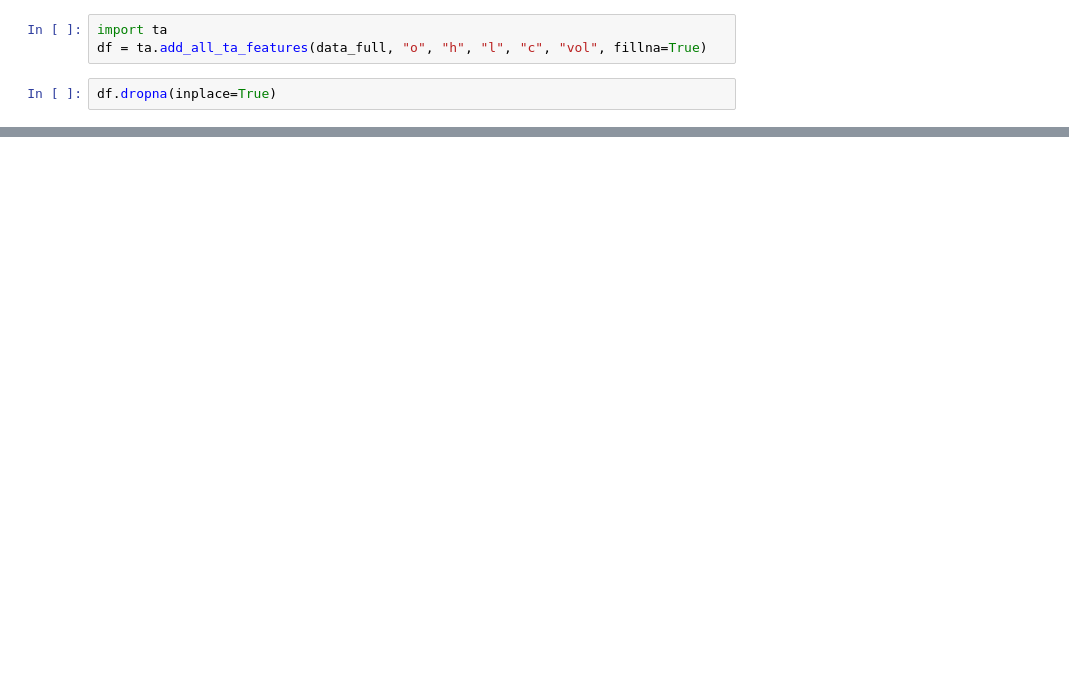
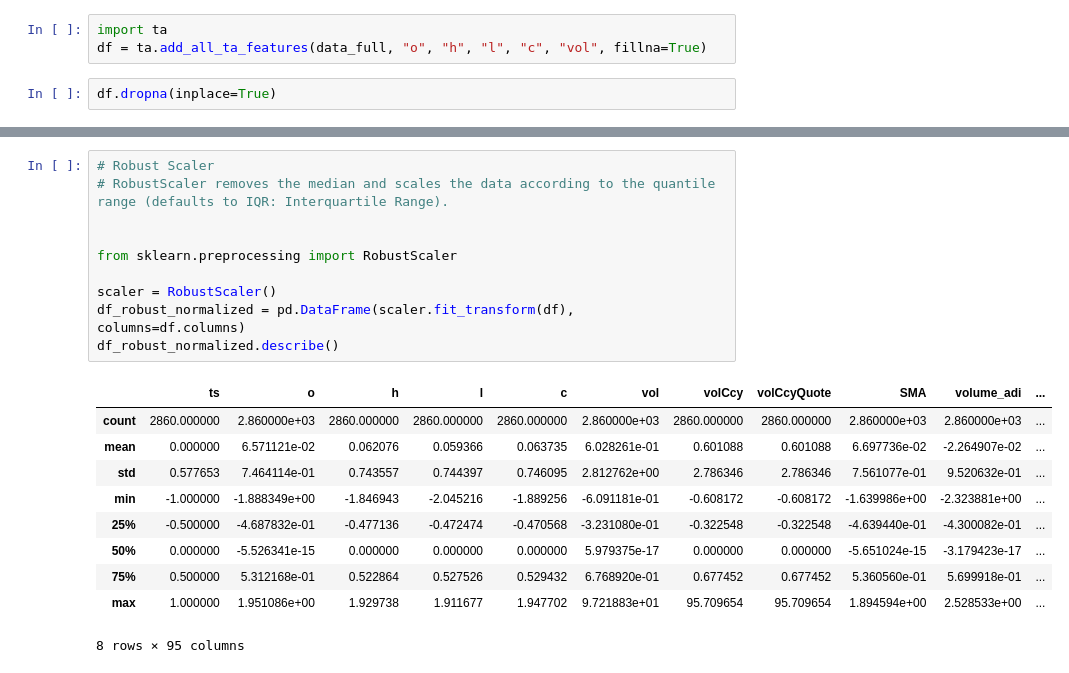
Before and after one commit to AI-Innovation-HUST/AI_tools_trading, a Jupyter notebook: AI_tools/test.ipynb, the cells around one changed output, grey strips where cells are left out. Saved outputs shown, nothing was run; the diff lists cells and outputs as text; blank space fills up the shorter version.

```diff
--- a/AI_tools/test.ipynb
+++ b/AI_tools/test.ipynb
@@ -149,0 +86,21 @@ data_with_indi
+# %%
+# Robust Scaler
+# RobustScaler removes the median and scales the data according to the quantile range (defaults to IQR: Interquartile Range).
+
+
+from sklearn.preprocessing import RobustScaler
+
+scaler = RobustScaler()
+df_robust_normalized = pd.DataFrame(scaler.fit_transform(df), columns=df.columns)
+df_robust_normalized.describe()
+# %% [output]
+|  | ts | o | h | l | c | vol | volCcy | volCcyQuote | SMA | volume_adi | ... |
+| count | 2860.000000 | 2.860000e+03 | 2860.000000 | 2860.000000 | 2860.000000 | 2.860000e+03 | 2860.000000 | 2860.000000 | 2.860000e+03 | 2.860000e+03 | ... |
+| mean | 0.000000 | 6.571121e-02 | 0.062076 | 0.059366 | 0.063735 | 6.028261e-01 | 0.601088 | 0.601088 | 6.697736e-02 | -2.264907e-02 | ... |
+| std | 0.577653 | 7.464114e-01 | 0.743557 | 0.744397 | 0.746095 | 2.812762e+00 | 2.786346 | 2.786346 | 7.561077e-01 | 9.520632e-01 | ... |
+| min | -1.000000 | -1.888349e+00 | -1.846943 | -2.045216 | -1.889256 | -6.091181e-01 | -0.608172 | -0.608172 | -1.639986e+00 | -2.323881e+00 | ... |
+| 25% | -0.500000 | -4.687832e-01 | -0.477136 | -0.472474 | -0.470568 | -3.231080e-01 | -0.322548 | -0.322548 | -4.639440e-01 | -4.300082e-01 | ... |
+| 50% | 0.000000 | -5.526341e-15 | 0.000000 | 0.000000 | 0.000000 | 5.979375e-17 | 0.000000 | 0.000000 | -5.651024e-15 | -3.179423e-17 | ... |
+| 75% | 0.500000 | 5.312168e-01 | 0.522864 | 0.527526 | 0.529432 | 6.768920e-01 | 0.677452 | 0.677452 | 5.360560e-01 | 5.699918e-01 | ... |
+| max | 1.000000 | 1.951086e+00 | 1.929738 | 1.911677 | 1.947702 | 9.721883e+01 | 95.709654 | 95.709654 | 1.894594e+00 | 2.528533e+00 | ... |
+8 rows × 95 columns
```
Also changed, not shown: parts of 12 cells of this notebook, 2 other files.
